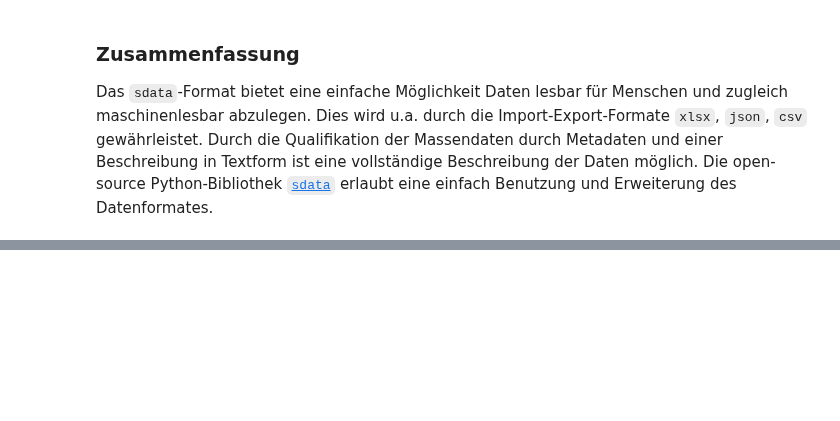
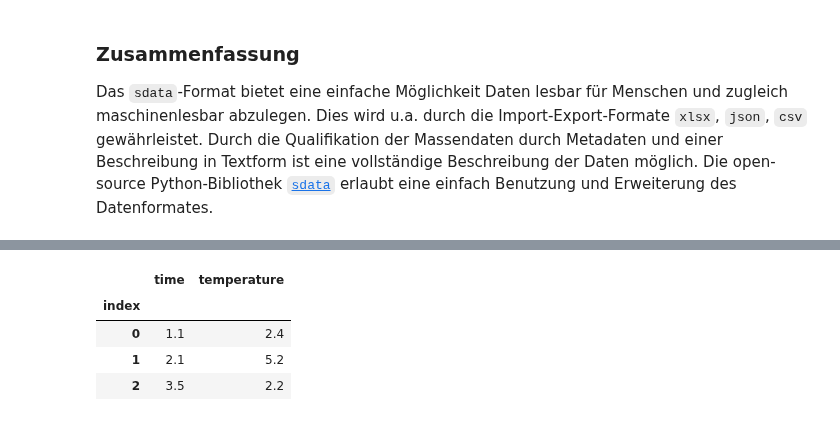
Before and after one commit to lepy/sdata, a Jupyter notebook: ipynb/Das_sdata_Format.ipynb, the cells around one changed output, grey strips where cells are left out. Cells and saved outputs as stored; diff of their text form; code cells hidden in the pictures; blank space fills up the shorter version.

```diff
--- a/ipynb/Das_sdata_Format.ipynb
+++ b/ipynb/Das_sdata_Format.ipynb
@@ -375,0 +403,8 @@ os.system("jupyter nbconvert --to slides Das_sdata_Format.ipynb")
+# %%
+data.df
+# %% [output]
+|  | time | temperature |
+| index |  |  |
+| 0 | 1.1 | 2.4 |
+| 1 | 2.1 | 5.2 |
+| 2 | 3.5 | 2.2 |
```
Also changed, not shown: parts of 17 cells of this notebook, 4 other files.
